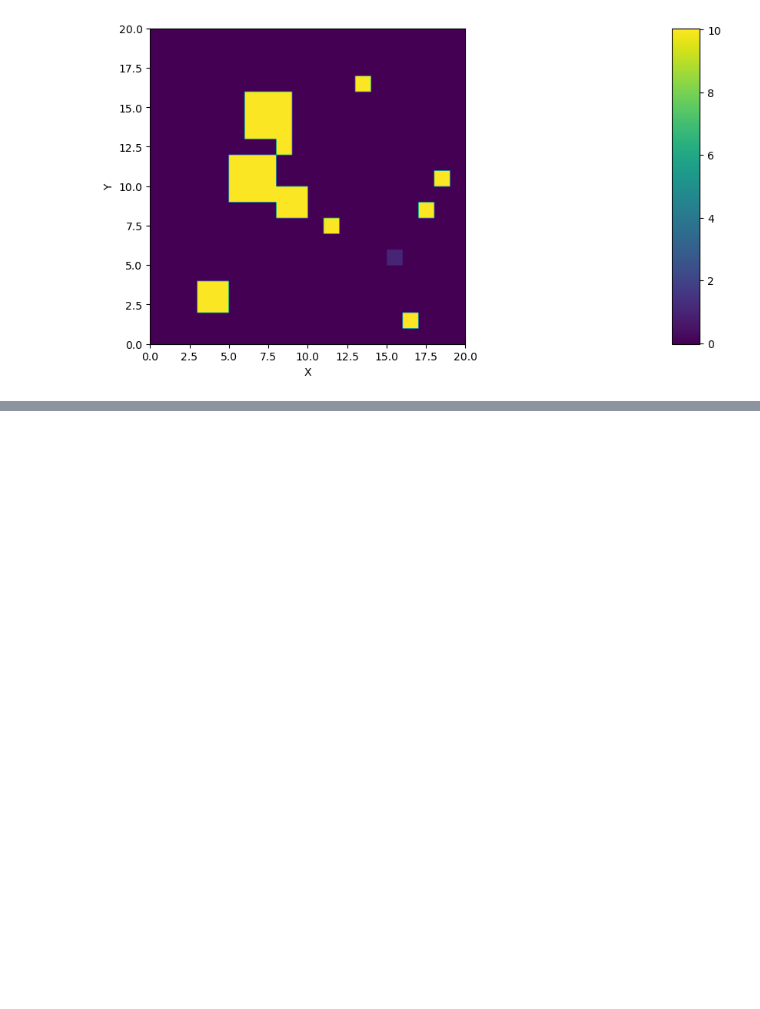
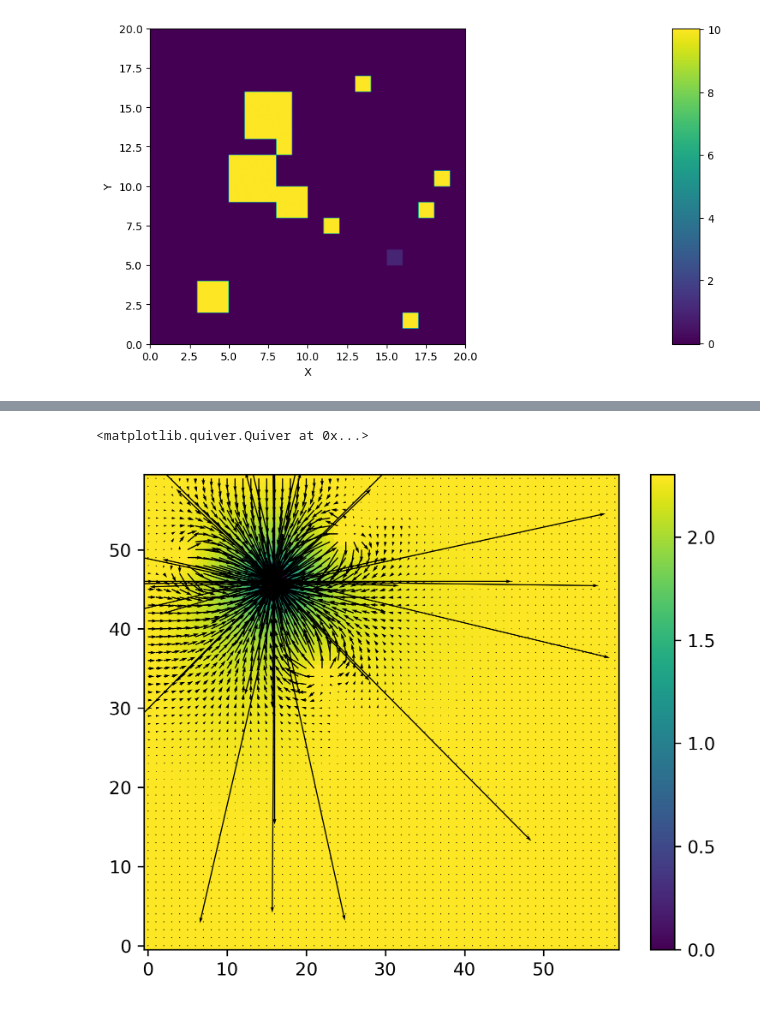
Before and after one commit to rcremese/snake-ai, a Jupyter notebook: phiflow_overview.ipynb, the cells around one changed output, grey strips where cells are left out. Saved outputs shown, nothing was run; the diff lists cells and outputs as text; code cells hidden in the pictures; blank space fills up the shorter version.

```diff
--- a/phiflow_overview.ipynb
+++ b/phiflow_overview.ipynb
@@ -102,0 +128,33 @@ phiflow.vis.plot(phiflow.field.laplace(solution))
+# %%
+from snake_ai.diffsim.finite_difference import create_laplacian_matrix_2d
+import scipy.sparse as sp
+import scipy.sparse.linalg as splinalg
+
+bc_mat = boundary_conditions.values.numpy('x,y')
+init_value = init_value.values
+# laplacian_matrix = create_laplacian_matrix_2d(*bc_mat.shape, *boundary_conditions.dx.numpy())
+laplacian_matrix = splinalg.LaplacianNd(bc_mat.shape)
+laplacian_matrix =  boundary_conditions.dx.numpy()[0] * laplacian_matrix.tosparse()
+bc_mat[0,:] = 10
+bc_mat[-1,:] = 10
+bc_mat[:,0] = 10
+bc_mat[:,-1] = 10
+
+rhs = bc_mat.flatten()
+indices = np.nonzero(rhs)
+laplacian_matrix[indices] = 0
+laplacian_matrix[indices, indices] = 1
+laplacian_matrix.eliminate_zeros()
+# %%
+solution : np.ndarray = splinalg.spsolve(laplacian_matrix, rhs)
+solution = solution.reshape(bc_mat.shape)
+# %%
+plt.figure(dpi=300)
+log_sol = np.log(solution)
+plt.imshow(log_sol, origin='lower')
+plt.colorbar()
+dy, dx = np.gradient(log_sol)
+plt.quiver(-dx, -dy, scale=1)
+# %% [output]
+<matplotlib.quiver.Quiver at 0x...>
+[figure, added]
```
Also changed, not shown: parts of 9 cells of this notebook, 3 other files.
